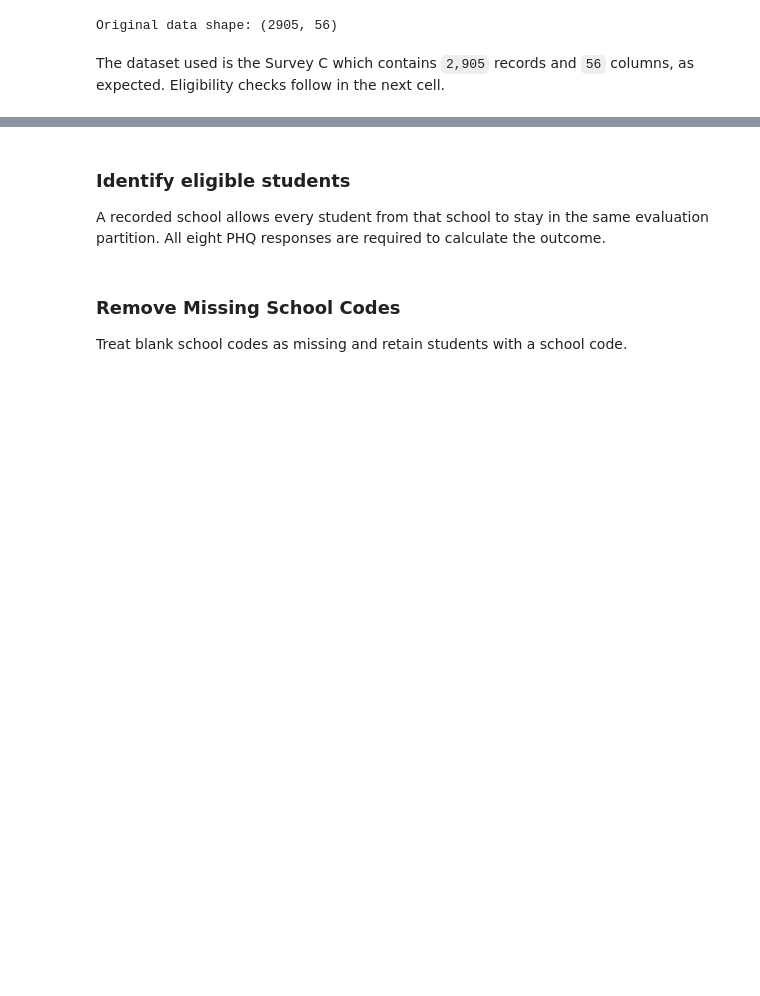
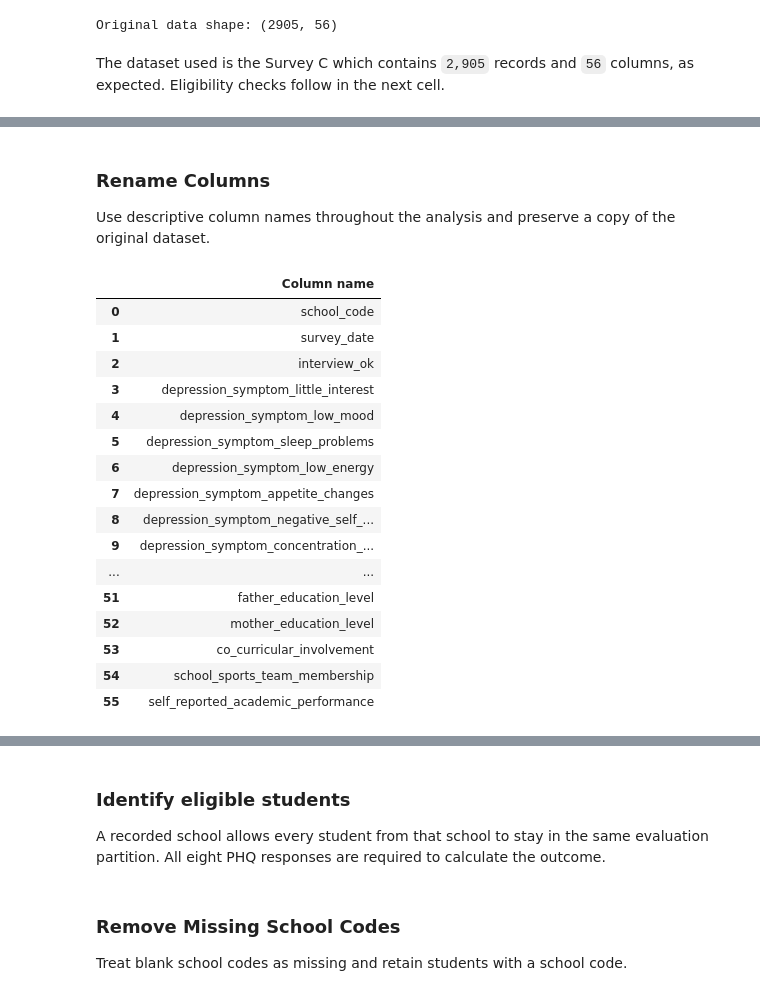
Before and after one commit to N-umwali/SchoolCare-Screening-Priority, a Jupyter notebook: notebook/student_screening.ipynb, the cells around one changed output, grey strips where cells are left out. Cells and saved outputs as stored; diff of their text form; code cells hidden in the pictures; blank space fills up the shorter version.

```diff
--- a/notebook/student_screening.ipynb
+++ b/notebook/student_screening.ipynb
@@ -60,0 +206,24 @@ The dataset used is the Survey C which contains `2,905` records and `56` columns
+# %% [markdown]
+### **Rename Columns**
+Use descriptive column names throughout the analysis and preserve a copy of the original dataset.
+# %%
+with pd.option_context("display.max_colwidth", None):
+    display(pd.DataFrame({"Column name": raw.columns}))
+# %% [output]
+|  | Column name |
+| 0 | school_code |
+| 1 | survey_date |
+| 2 | interview_ok |
+| 3 | depression_symptom_little_interest |
+| 4 | depression_symptom_low_mood |
+| 5 | depression_symptom_sleep_problems |
+| 6 | depression_symptom_low_energy |
+| 7 | depression_symptom_appetite_changes |
+| 8 | depression_symptom_negative_self_... |
+| 9 | depression_symptom_concentration_... |
+| ... | ... |
+| 51 | father_education_level |
+| 52 | mother_education_level |
+| 53 | co_curricular_involvement |
+| 54 | school_sports_team_membership |
+| 55 | self_reported_academic_performance |
```
Also changed, not shown: parts of 44 cells of this notebook.
